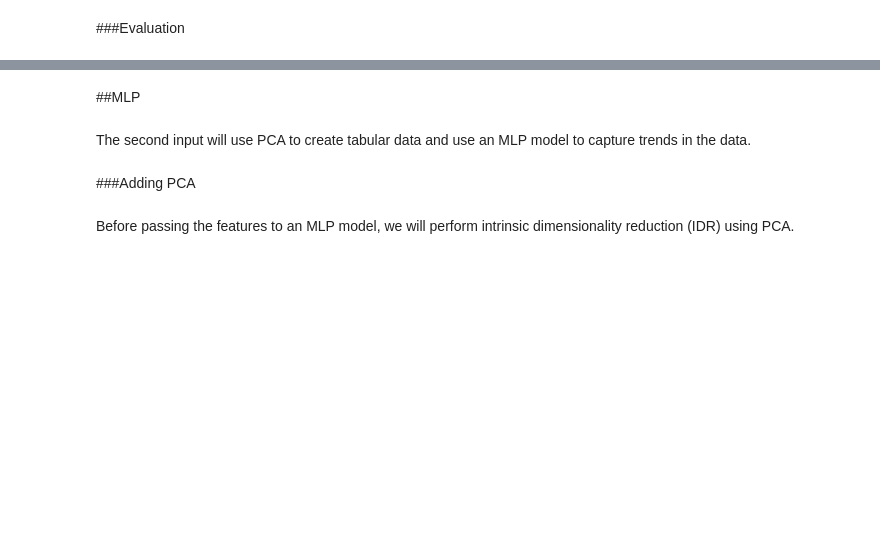
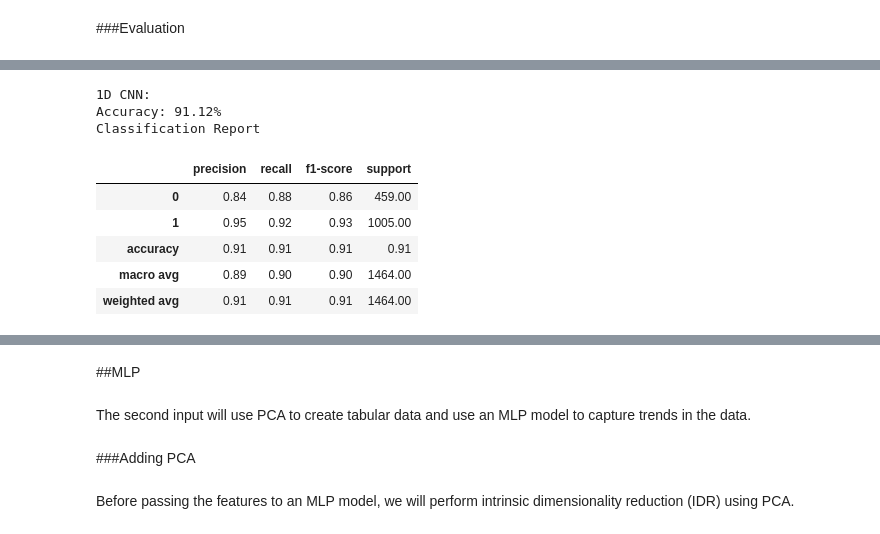
Before and after one commit to C-Rosel/Kepler_Exoplanet_Classification, a Jupyter notebook: AI_Exoplanet.ipynb, the cells around one changed output, grey strips where cells are left out. Cells and saved outputs as stored; diff of their text form; code cells hidden in the pictures; blank space fills up the shorter version.

```diff
--- a/AI_Exoplanet.ipynb
+++ b/AI_Exoplanet.ipynb
@@ -220,0 +273,22 @@ Test Accuracy: 0.9098
+# %%
+# Classification
+print("1D CNN:")
+cnn_accuracy = accuracy_score(y_test, y_pred)
+perc_acc = cnn_accuracy * 100
+print(f"Accuracy: {perc_acc:.2f}%")
+
+cnn_class_report = classification_report(y_test, y_pred, output_dict=True)
+cnn_report_df = pd.DataFrame(cnn_class_report).transpose()
+
+print("Classification Report")
+display(cnn_report_df.style.format("{:.2f}"))
+# %% [output]
+1D CNN:
+Accuracy: 91.12%
+Classification Report
+|  | precision | recall | f1-score | support |
+| 0 | 0.84 | 0.88 | 0.86 | 459.00 |
+| 1 | 0.95 | 0.92 | 0.93 | 1005.00 |
+| accuracy | 0.91 | 0.91 | 0.91 | 0.91 |
+| macro avg | 0.89 | 0.90 | 0.90 | 1464.00 |
+| weighted avg | 0.91 | 0.91 | 0.91 | 1464.00 |
```
Also changed, not shown: parts of 21 cells of this notebook.
